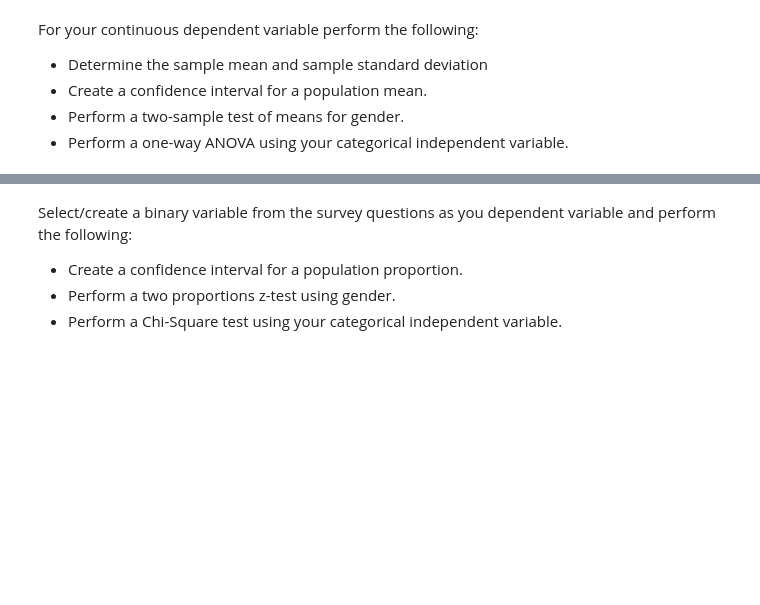
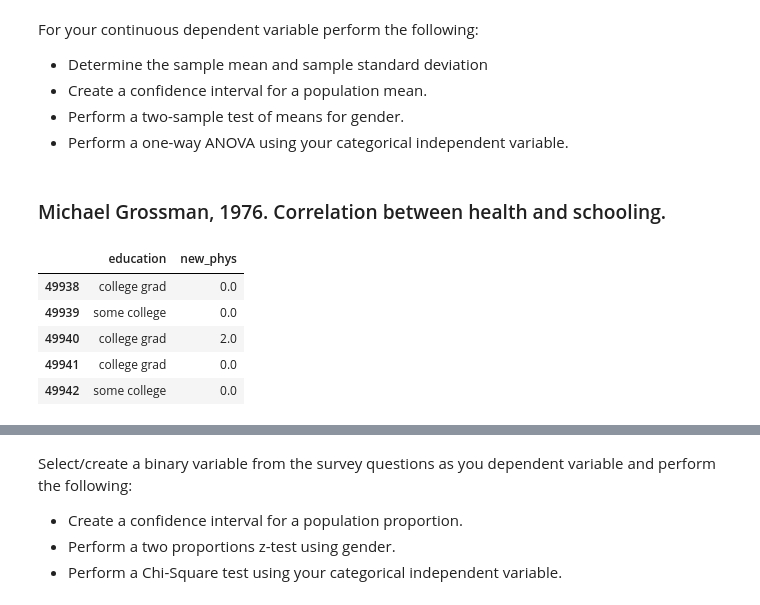
Before and after one commit to ArenCarpenter/nyc-mhtn-ds-062220-lectures, a Jupyter notebook: Mod_2/STATS_case_study/Statistical_Tests_Applied_Aren.ipynb, the cells around one changed output, grey strips where cells are left out. Cells and saved outputs as stored; diff of their text form; code cells hidden in the pictures; blank space fills up the shorter version.

```diff
--- a/Mod_2/STATS_case_study/Statistical_Tests_Applied_Aren.ipynb
+++ b/Mod_2/STATS_case_study/Statistical_Tests_Applied_Aren.ipynb
@@ -627,16 +625,26 @@ For your continuous dependent variable perform the following:
   - Create a confidence interval for a population mean.
   - Perform a two-sample test of means for gender.
   - Perform a one-way ANOVA using your categorical independent variable.
+# %% [markdown]
+### Michael Grossman, 1976. Correlation between health and schooling.
 # %%
 ##  relationship between health and education
 edu_dict = {1:'did not finish',
             2:'high school grad',
             3:'some college',
             4:'college grad',
             9:np.nan}
 df['education'] = df['_EDUCAG'].replace(edu_dict)
 
-hlthedu = df[['education','PHYSHLTH']].dropna()
+hlthedu = df[['education','new_phys']].dropna()
 #hlthedu.shape
+hlthedu.head()
+# %% [output]
+|  | education | new_phys |
+| 49938 | college grad | 0.0 |
+| 49939 | some college | 0.0 |
+| 49940 | college grad | 2.0 |
+| 49941 | college grad | 0.0 |
+| 49942 | some college | 0.0 |
 # %%
 ##  let's create a table and take a closer look
```
Also changed, not shown: parts of 8 cells of this notebook.
